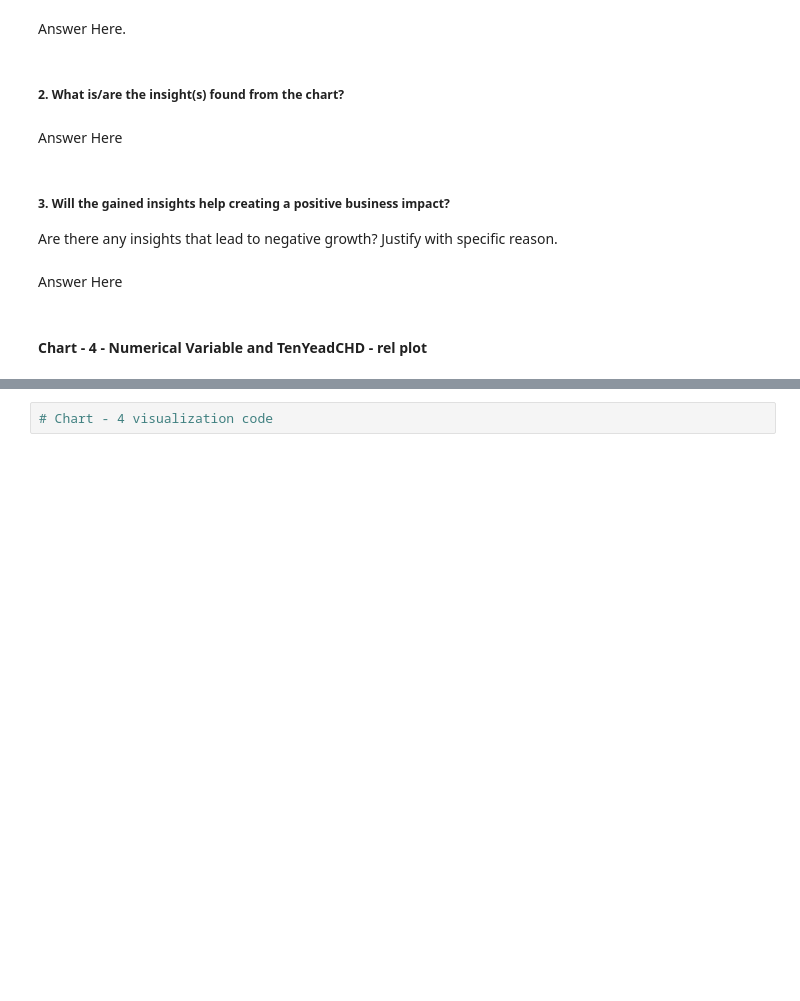
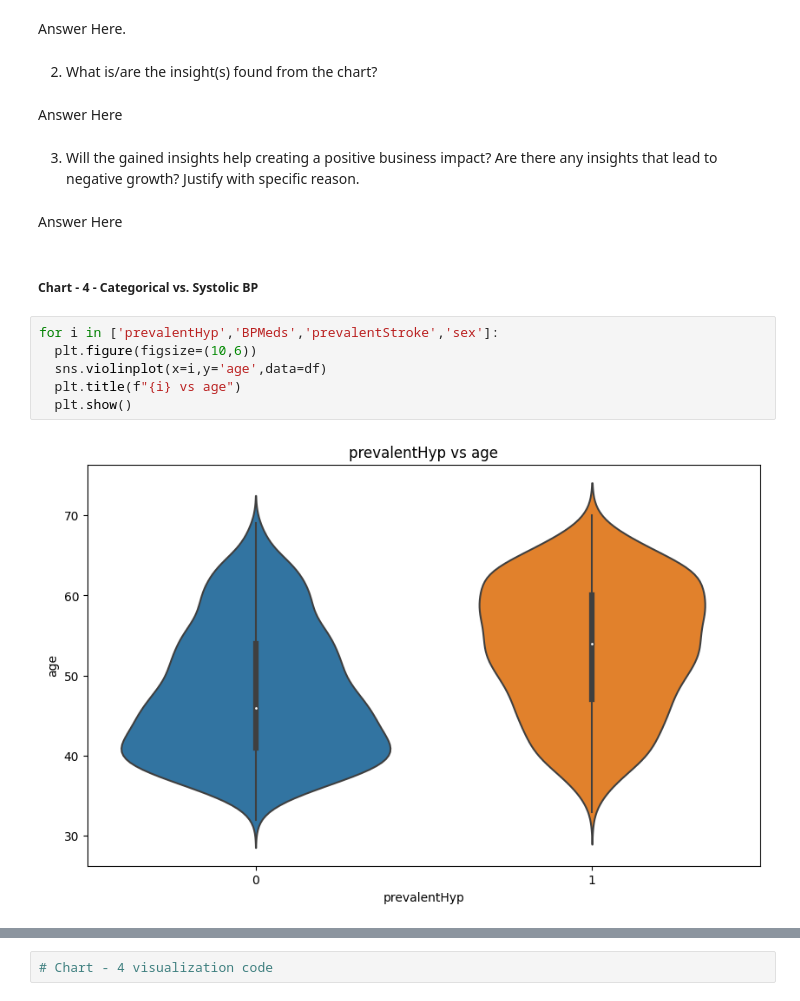
Before and after one commit to AJ82981/Cardiovascular_Risk_Prediction, a Jupyter notebook: Classification_Cardiovascular_Heart_Disease.ipynb, the cells around one changed output, grey strips where cells are left out. Cells and saved outputs as stored; diff of their text form; blank space fills up the shorter version.

```diff
--- a/Classification_Cardiovascular_Heart_Disease.ipynb
+++ b/Classification_Cardiovascular_Heart_Disease.ipynb
@@ -585,13 +583,21 @@ for i in num_vars:
 # %% [markdown]
 Answer Here.
 # %% [markdown]
-##### 2. What is/are the insight(s) found from the chart?
+ 2. What is/are the insight(s) found from the chart?
 # %% [markdown]
 Answer Here
 # %% [markdown]
-##### 3. Will the gained insights help creating a positive business impact?
+ 3. Will the gained insights help creating a positive business impact?
 Are there any insights that lead to negative growth? Justify with specific reason.
 # %% [markdown]
 Answer Here
-# %% [markdown]
-#### Chart - 4 - Numerical Variable and TenYeadCHD - rel plot
+# %% [markdown]
+##### Chart - 4 - Categorical vs. Systolic BP
+# %%
+for i in ['prevalentHyp','BPMeds','prevalentStroke','sex']:
+  plt.figure(figsize=(10,6))
+  sns.violinplot(x=i,y='age',data=df)
+  plt.title(f"{i} vs age")
+  plt.show()
+# %% [output]
+[figure, added]
```
Also changed, not shown: parts of 119 cells of this notebook.
